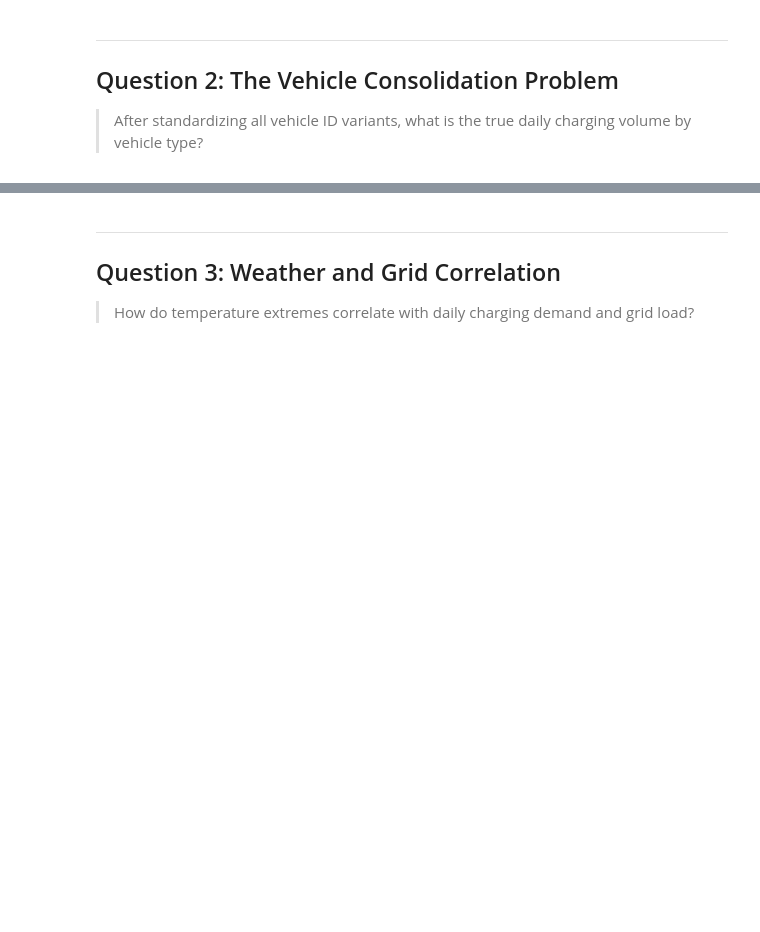
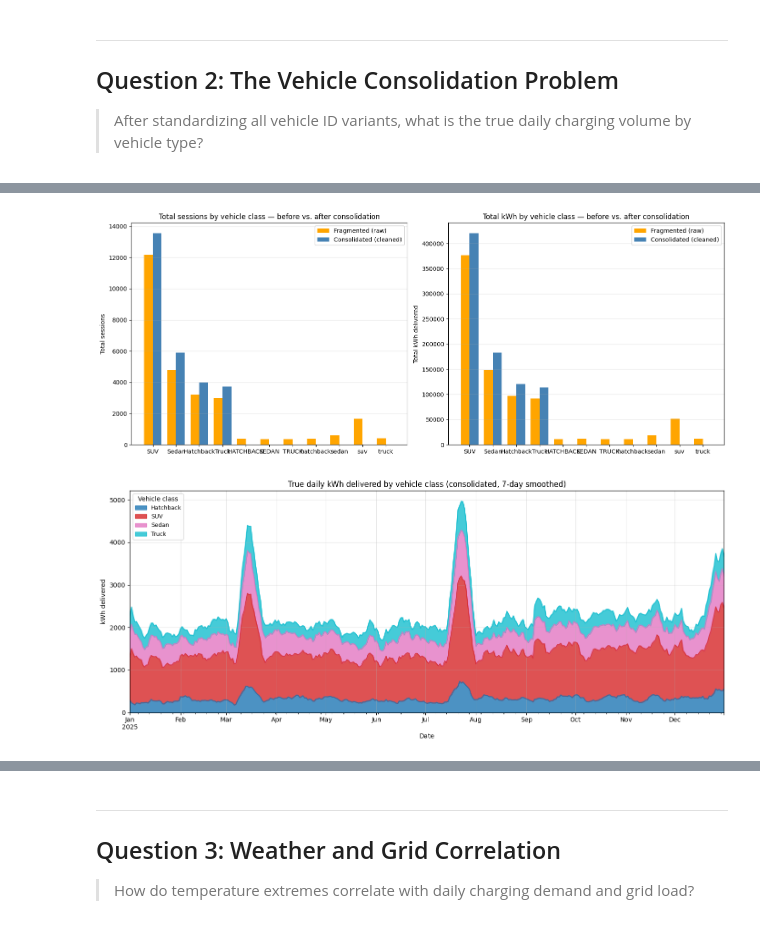
Before and after one commit to natekim416/DS2002-Kim, a Jupyter notebook: capstone/capstone-project.ipynb, the cells around one changed output, grey strips where cells are left out. Drawn from its saved outputs; the diff is of its cells as text; code cells hidden in the pictures; blank space fills up the shorter version.

```diff
--- a/capstone/capstone-project.ipynb
+++ b/capstone/capstone-project.ipynb
@@ -313 +517,49 @@ Pull weather or energy data and join with your charging data.
+# %%
+fig, axes = plt.subplots(1, 2, figsize=(15, 6))
+
+classes = comparison['vehicle_class'].tolist()
+x = np.arange(len(classes))
+bar_width = 0.38
+
+axes[0].bar(x - bar_width/2, comparison['frag_sessions'], width=bar_width,
+            color='orange', label='Fragmented (raw)')
+axes[0].bar(x + bar_width/2, comparison['cons_sessions'], width=bar_width,
+            color='steelblue', label='Consolidated (cleaned)')
+axes[0].set_xticks(x); axes[0].set_xticklabels(classes)
+axes[0].set_ylabel('Total sessions')
+axes[0].set_title('Total sessions by vehicle class — before vs. after consolidation')
+axes[0].legend(); axes[0].grid(alpha=0.3, axis='y')
+
+axes[1].bar(x - bar_width/2, comparison['frag_kwh'], width=bar_width,
+            color='orange', label='Fragmented (raw)')
+axes[1].bar(x + bar_width/2, comparison['cons_kwh'], width=bar_width,
+            color='steelblue', label='Consolidated (cleaned)')
+axes[1].set_xticks(x); axes[1].set_xticklabels(classes)
+axes[1].set_ylabel('Total kWh delivered')
+axes[1].set_title('Total kWh by vehicle class — before vs. after consolidation')
+axes[1].legend(); axes[1].grid(alpha=0.3, axis='y')
+
+plt.tight_layout()
+plt.show()
+
+# --- Daily volume trend on the consolidated view ---
+daily_by_class = (cons_merged.groupby(['date', 'vehicle_class'])
+                  .agg(sessions=('session_id', 'count'),
+                       kwh=('kwh_delivered', 'sum'))
+                  .reset_index())
+pivot = daily_by_class.pivot(index='date', columns='vehicle_class', values='kwh').fillna(0)
+pivot_smooth = pivot.rolling(7, min_periods=1).mean()
+
+fig, ax = plt.subplots(figsize=(14, 6))
+pivot_smooth.plot.area(ax=ax, alpha=0.8, colormap='tab10')
+ax.set_title('True daily kWh delivered by vehicle class (consolidated, 7-day smoothed)')
+ax.set_ylabel('kWh delivered')
+ax.set_xlabel('Date')
+ax.legend(title='Vehicle class', loc='upper left', fontsize=9)
+ax.grid(alpha=0.3)
+plt.tight_layout()
+plt.show()
+# %% [output]
+[figure, added]
+[figure, added]
 # %% [markdown]
```
Also changed, not shown: parts of 7 cells of this notebook.
